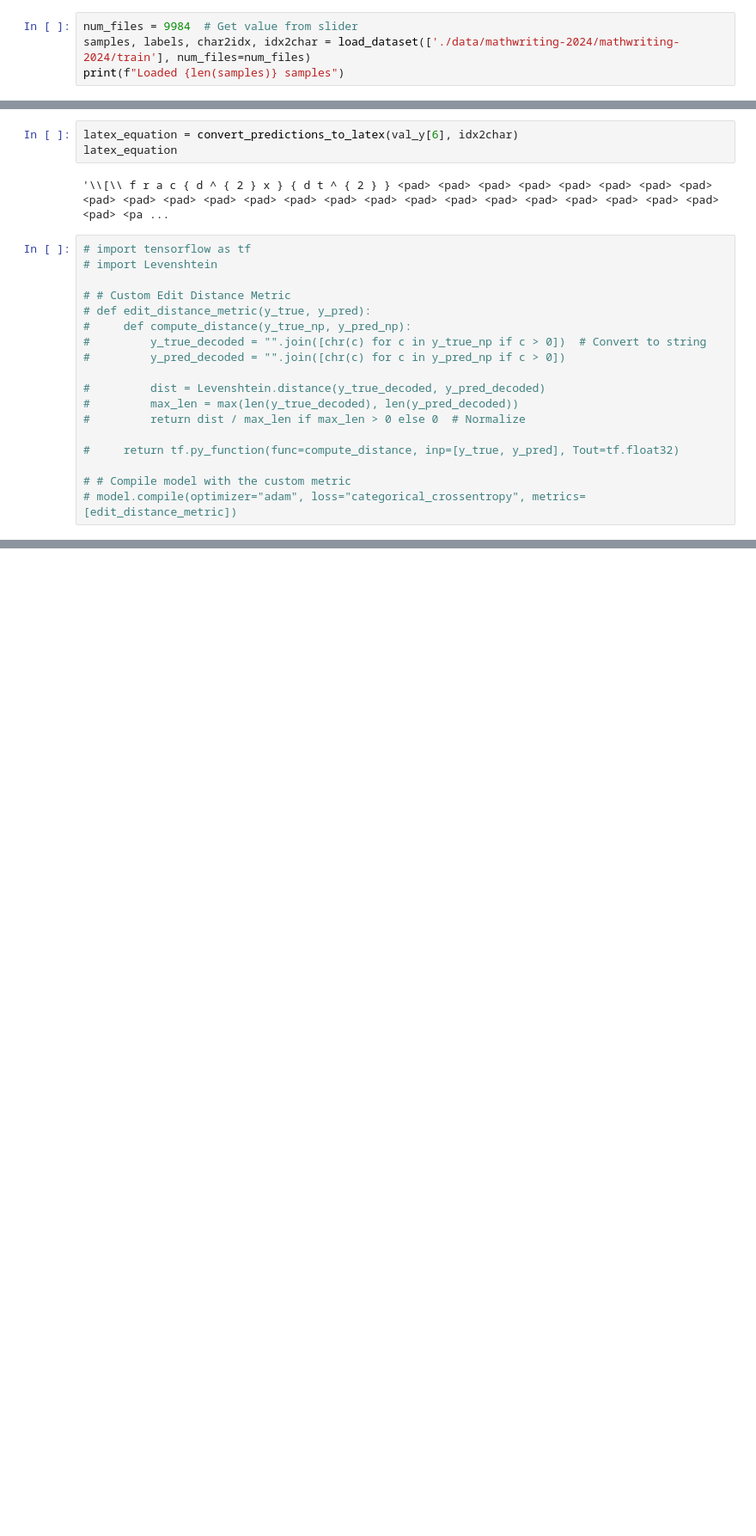
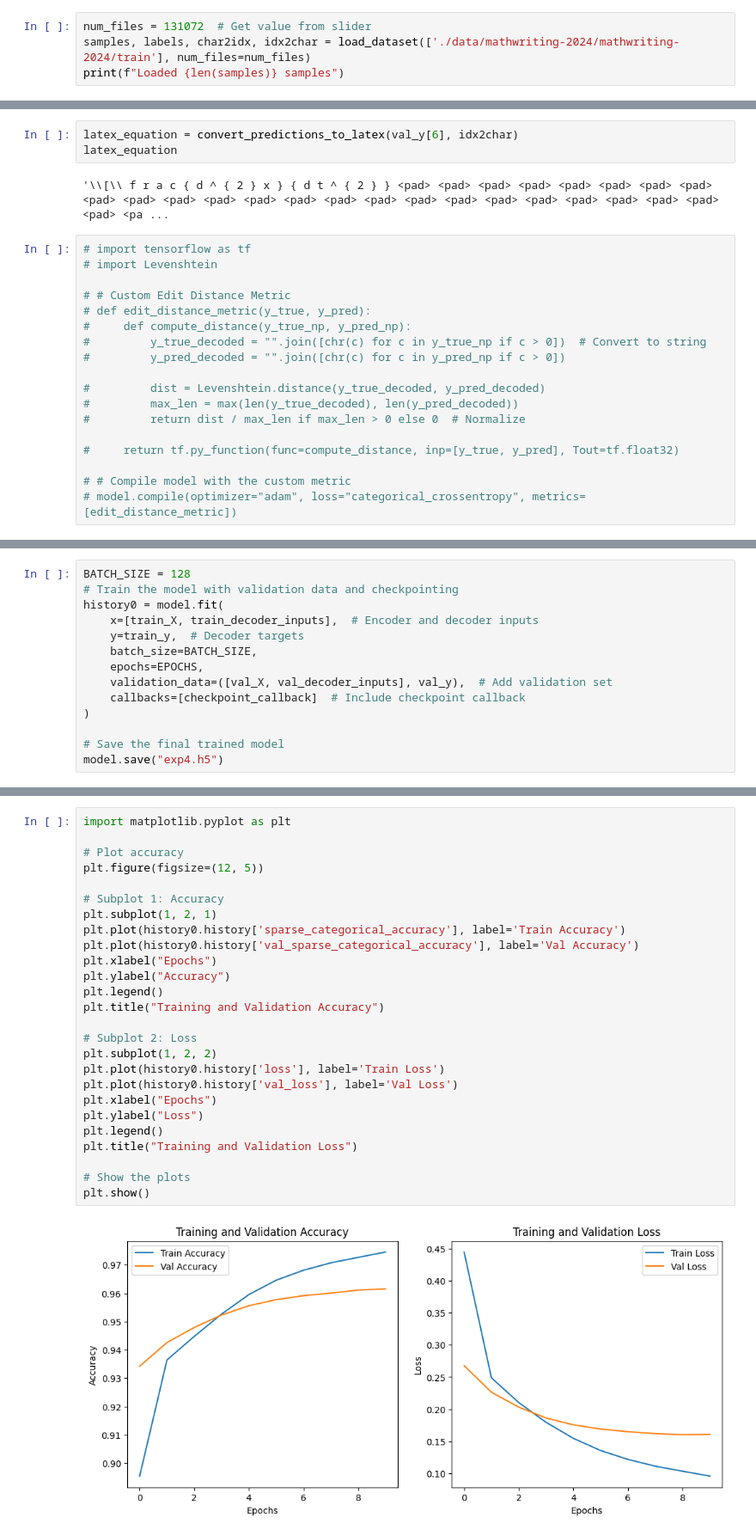
Before and after one commit to vrmaverick/EduBoost, a Jupyter notebook: Math/Backup.ipynb, the cells around one changed output, grey strips where cells are left out. Shown: that part at 86% size. Saved outputs shown, nothing was run; the diff lists cells and outputs as text; blank space fills up the shorter version.

```diff
--- a/Math/Backup.ipynb
+++ b/Math/Backup.ipynb
@@ -98,7 +103,7 @@ def load_dataset(inkml_dirs, num_files=1000, max_length=100):
 
     return samples, labels, char2idx, idx2char
 # %%
-num_files = 9984  # Get value from slider
+num_files = 131072  # Get value from slider
 samples, labels, char2idx, idx2char = load_dataset(['./data/mathwriting-2024/mathwriting-2024/train'], num_files=num_files)
 print(f"Loaded {len(samples)} samples")
 # %% [output]
@@ -925,0 +1007,14 @@ latex_equation
+# %%
+BATCH_SIZE = 128
+# Train the model with validation data and checkpointing
+history0 = model.fit(
+    x=[train_X, train_decoder_inputs],  # Encoder and decoder inputs
+    y=train_y,  # Decoder targets
+    batch_size=BATCH_SIZE,
+    epochs=EPOCHS,
+    validation_data=([val_X, val_decoder_inputs], val_y),  # Add validation set
+    callbacks=[checkpoint_callback]  # Include checkpoint callback
+)
+
+# Save the final trained model
+model.save("exp4.h5")
@@ -925,0 +1042,28 @@ latex_equation
+# %%
+import matplotlib.pyplot as plt
+
+# Plot accuracy
+plt.figure(figsize=(12, 5))
+
+# Subplot 1: Accuracy
+plt.subplot(1, 2, 1)
+plt.plot(history0.history['sparse_categorical_accuracy'], label='Train Accuracy')
+plt.plot(history0.history['val_sparse_categorical_accuracy'], label='Val Accuracy')
+plt.xlabel("Epochs")
+plt.ylabel("Accuracy")
+plt.legend()
+plt.title("Training and Validation Accuracy")
+
+# Subplot 2: Loss
+plt.subplot(1, 2, 2)
+plt.plot(history0.history['loss'], label='Train Loss')
+plt.plot(history0.history['val_loss'], label='Val Loss')
+plt.xlabel("Epochs")
+plt.ylabel("Loss")
+plt.legend()
+plt.title("Training and Validation Loss")
+
+# Show the plots
+plt.show()
+# %% [output]
+[figure, added]
```
Also changed, not shown: parts of 14 cells of this notebook, 1 other file.
